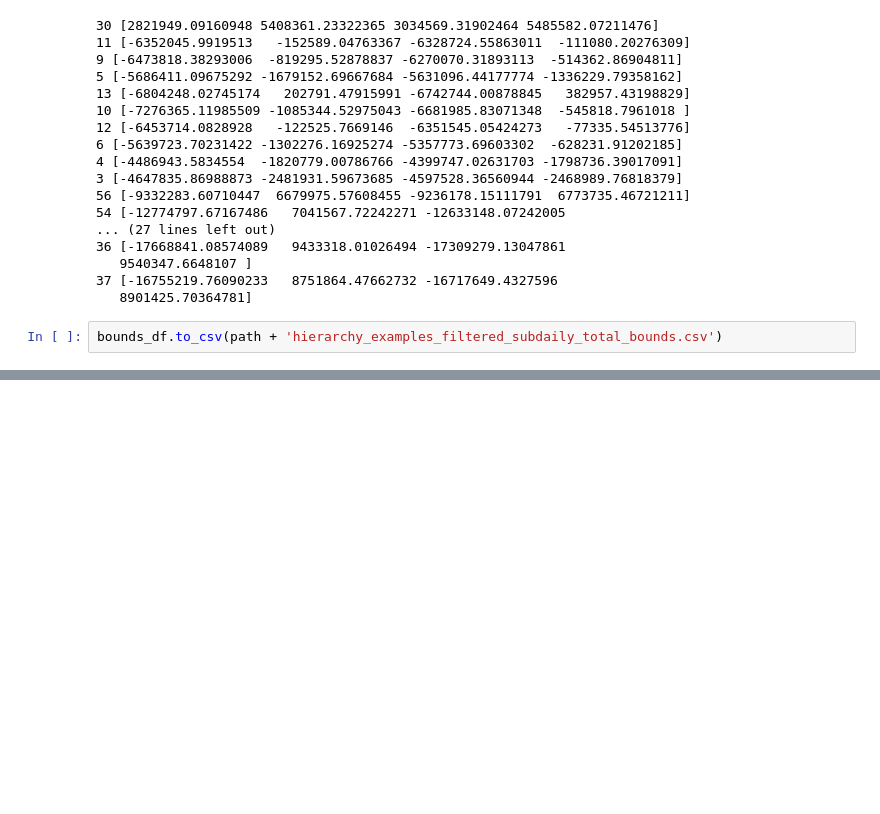
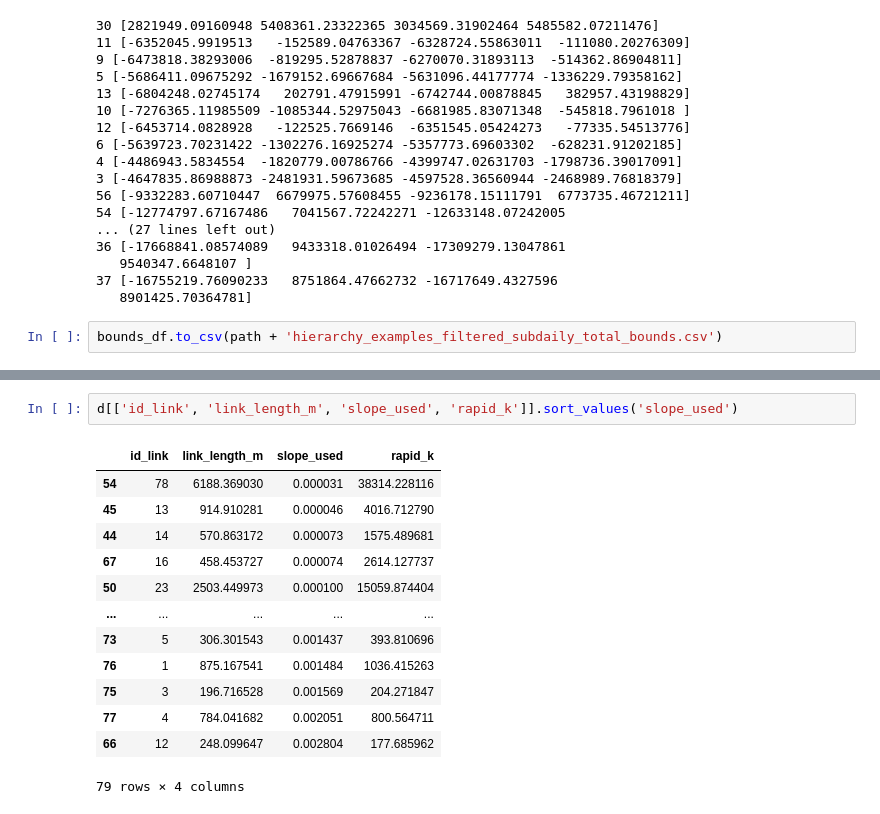
Before and after one commit to niekcde/river_hierarchy, a Jupyter notebook: hierarchy_level_definition/notebooks/level_detection_workbench.ipynb, the cells around one changed output, grey strips where cells are left out. Cells and saved outputs as stored; diff of their text form; blank space fills up the shorter version.

```diff
--- a/hierarchy_level_definition/notebooks/level_detection_workbench.ipynb
+++ b/hierarchy_level_definition/notebooks/level_detection_workbench.ipynb
@@ -748,0 +772,16 @@ bounds_df.to_csv(path + 'hierarchy_examples_filtered_subdaily_total_bounds.csv')
+# %%
+d[['id_link', 'link_length_m', 'slope_used', 'rapid_k']].sort_values('slope_used')
+# %% [output]
+|  | id_link | link_length_m | slope_used | rapid_k |
+| 54 | 78 | 6188.369030 | 0.000031 | 38314.228116 |
+| 45 | 13 | 914.910281 | 0.000046 | 4016.712790 |
+| 44 | 14 | 570.863172 | 0.000073 | 1575.489681 |
+| 67 | 16 | 458.453727 | 0.000074 | 2614.127737 |
+| 50 | 23 | 2503.449973 | 0.000100 | 15059.874404 |
+| ... | ... | ... | ... | ... |
+| 73 | 5 | 306.301543 | 0.001437 | 393.810696 |
+| 76 | 1 | 875.167541 | 0.001484 | 1036.415263 |
+| 75 | 3 | 196.716528 | 0.001569 | 204.271847 |
+| 77 | 4 | 784.041682 | 0.002051 | 800.564711 |
+| 66 | 12 | 248.099647 | 0.002804 | 177.685962 |
+79 rows × 4 columns
```
Also changed, not shown: parts of 18 cells of this notebook, 7 other files.
